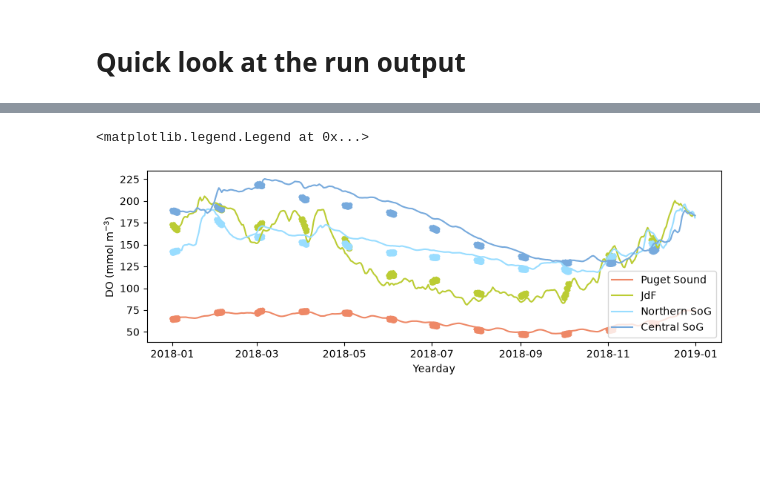
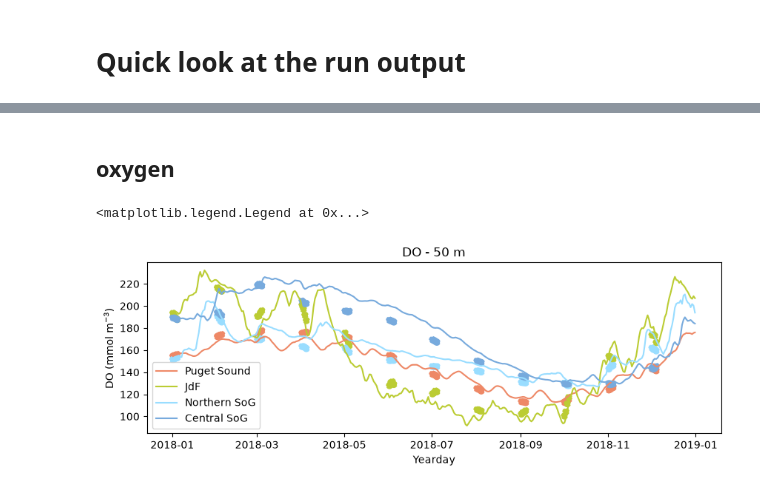
Before and after one commit to rbeutel/SSprojection-analysis, a Jupyter notebook: check.ipynb, the cells around one changed output, grey strips where cells are left out. Cells and saved outputs as stored; diff of their text form; code cells hidden in the pictures; blank space fills up the shorter version.

```diff
--- a/check.ipynb
+++ b/check.ipynb
@@ -12,9 +16,13 @@ import warnings
 warnings.simplefilter('ignore')
 # %%
 # booleans describing the different regions of analysis
-def booleans(mydata,region):
+def booleans(mydata,region,depth):
 
-    depth_bool = (mydata.deptht>40) & (mydata.deptht<60)
+    if depth==50:
+        depth_bool = (mydata.deptht>40) & (mydata.deptht<60)
+    elif depth==0:
+        depth_bool = (mydata.deptht<2)
+
 
     # region can be jdf, pug (puget sound), nsg (northern SoG), and csg (central SoG)
     # based on boxes on map
@@ -39,10 +47,13 @@ def booleans(mydata,region):
 
     return depth_bool, y_bool, x_bool
 # %%
+# bathymetry for masking land values
+bath = xr.open_dataset("/home/rbeutel/MEOPAR/grid/bathymetry_202108.nc")
+
 # new files
-path = Path("/home/rbeutel/projects/def-allen/rbeutel/MEOPAR/results/AllChange/spinup/")
-change =xr.open_mfdataset(sorted(path.glob(f"SalishSea_1d_20180101_20181231_grid_T_2018*.nc")))
+path_new = Path("/home/rbeutel/projects/def-allen/rbeutel/MEOPAR/results/AllChange/spinup/")
+change =xr.open_mfdataset(sorted(path_new.glob(f"SalishSea_1d_20180101_20181231_grid_T_2018*.nc"))).where(~np.isnan(bath.Bathymetry))
 
 # original salishseacast - maybe not worth it since so little is loaded on fir
-path = Path("/home/rbeutel/projects/def-allen/SalishSea/nowcast-green.202111/")
-old =xr.open_mfdataset(sorted(path.glob(f"*18/SalishSea_1d_*_grid_T.nc")))
+path_old = Path("/home/rbeutel/projects/def-allen/SalishSea/nowcast-green.202111/")
+old =xr.open_mfdataset(sorted(path_old.glob(f"*18/SalishSea_1d_*_grid_T.nc"))).where(~np.isnan(bath.Bathymetry))
@@ -119,33 +250,34 @@ ax.legend()
+# %% [markdown]
+## oxygen
 # %%
 # new files
-path = Path("/home/rbeutel/projects/def-allen/rbeutel/MEOPAR/results/AllChange/spinup/")
-change =xr.open_mfdataset(sorted(path.glob(f"SalishSea_1d_20180101_20181231_chem_T_*.nc")))
+change =xr.open_mfdataset(sorted(path_new.glob(f"SalishSea_1d_20180101_20181231_chem_T_*.nc"))).where(~np.isnan(bath.Bathymetry))
 
 # original salishseacast - maybe not worth it since so little is loaded on fir
-path = Path("/home/rbeutel/projects/def-allen/SalishSea/nowcast-green.202111/")
-old =xr.open_mfdataset(sorted(path.glob(f"*18/SalishSea_1d_*_chem_T.nc")))
+old =xr.open_mfdataset(sorted(path_old.glob(f"*18/SalishSea_1d_*_chem_T.nc"))).where(~np.isnan(bath.Bathymetry))
 # %%
 fig, ax = plt.subplots(1,1,figsize=(10,3))
 
-depth_bool, y_bool, x_bool = booleans(change,'pug')
+depth_bool, y_bool, x_bool = booleans(change,'pug',depth=50)
 ax.plot(change.time_counter,np.mean(change.dissolved_oxygen[:,depth_bool,y_bool,x_bool],axis=(1,2,3)),color='#EE8866',label='Puget Sound')
 ax.scatter(old.time_counter,np.mean(old.dissolved_oxygen[:,depth_bool,y_bool,x_bool],axis=(1,2,3)),color='#EE8866',ls='dashed')
 
-depth_bool, y_bool, x_bool = booleans(change,'jdf')
+depth_bool, y_bool, x_bool = booleans(change,'jdf',depth=50)
 ax.plot(change.time_counter,np.mean(change.dissolved_oxygen[:,depth_bool,y_bool,x_bool],axis=(1,2,3)),color='#BBCC33',label='JdF')
 ax.scatter(old.time_counter,np.mean(old.dissolved_oxygen[:,depth_bool,y_bool,x_bool],axis=(1,2,3)),color='#BBCC33',ls='dashed')
 
-depth_bool, y_bool, x_bool = booleans(change,'nsg')
+depth_bool, y_bool, x_bool = booleans(change,'nsg',depth=50)
 ax.plot(change.time_counter,np.mean(change.dissolved_oxygen[:,depth_bool,y_bool,x_bool],axis=(1,2,3)),color='#99DDFF',label='Northern SoG')
 ax.scatter(old.time_counter,np.mean(old.dissolved_oxygen[:,depth_bool,y_bool,x_bool],axis=(1,2,3)),color='#99DDFF',ls='dashed')
 
-depth_bool, y_bool, x_bool = booleans(change,'csg')
+depth_bool, y_bool, x_bool = booleans(change,'csg',depth=50)
 ax.plot(change.time_counter,np.mean(change.dissolved_oxygen[:,depth_bool,y_bool,x_bool],axis=(1,2,3)),color='#77AADD',label='Central SoG')
 ax.scatter(old.time_counter,np.mean(old.dissolved_oxygen[:,depth_bool,y_bool,x_bool],axis=(1,2,3)),color='#77AADD',ls='dashed')
 
 ax.set_ylabel('DO (mmol m$^{-3}$)')
 ax.set_xlabel('Yearday')
+ax.set_title("DO - 50 m")
 ax.legend()
 # %% [output]
 <matplotlib.legend.Legend at 0x...>
-[figure, old version]
+[figure, new version]
```
Also changed, not shown: parts of 26 cells of this notebook, 2 other files.
